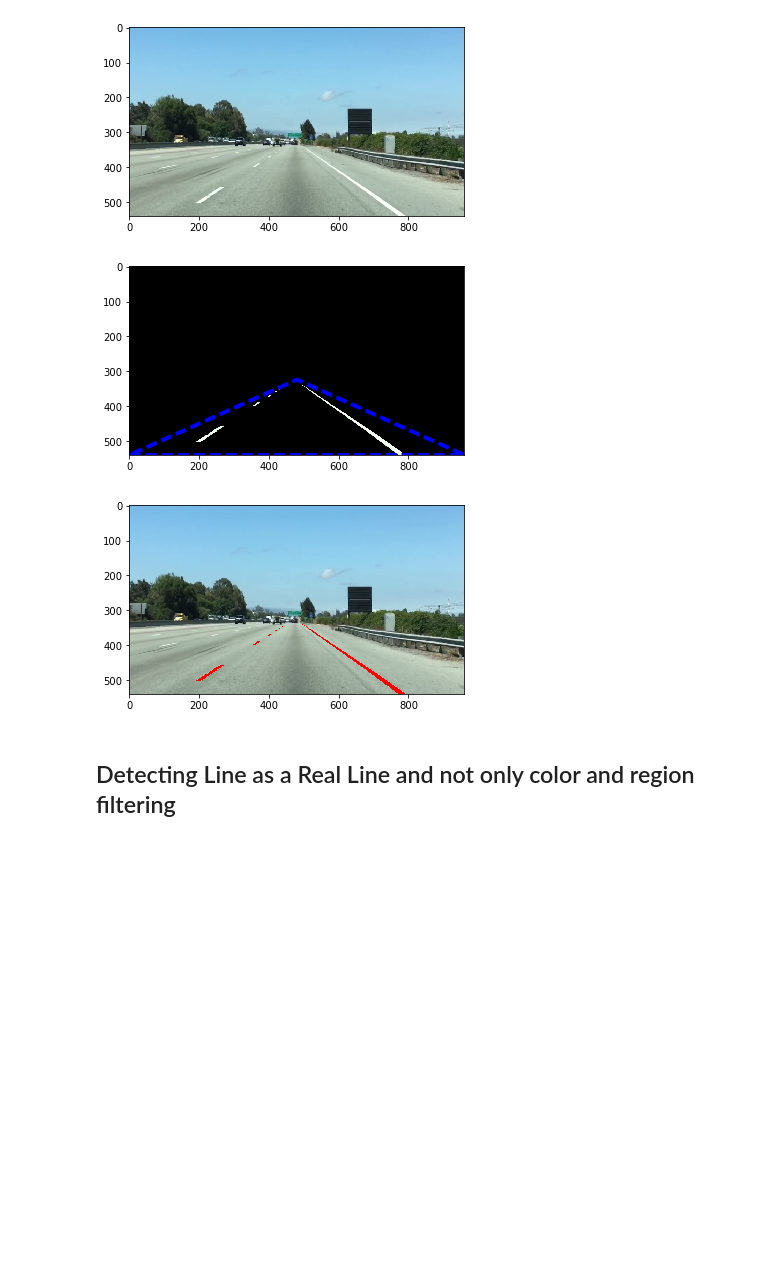
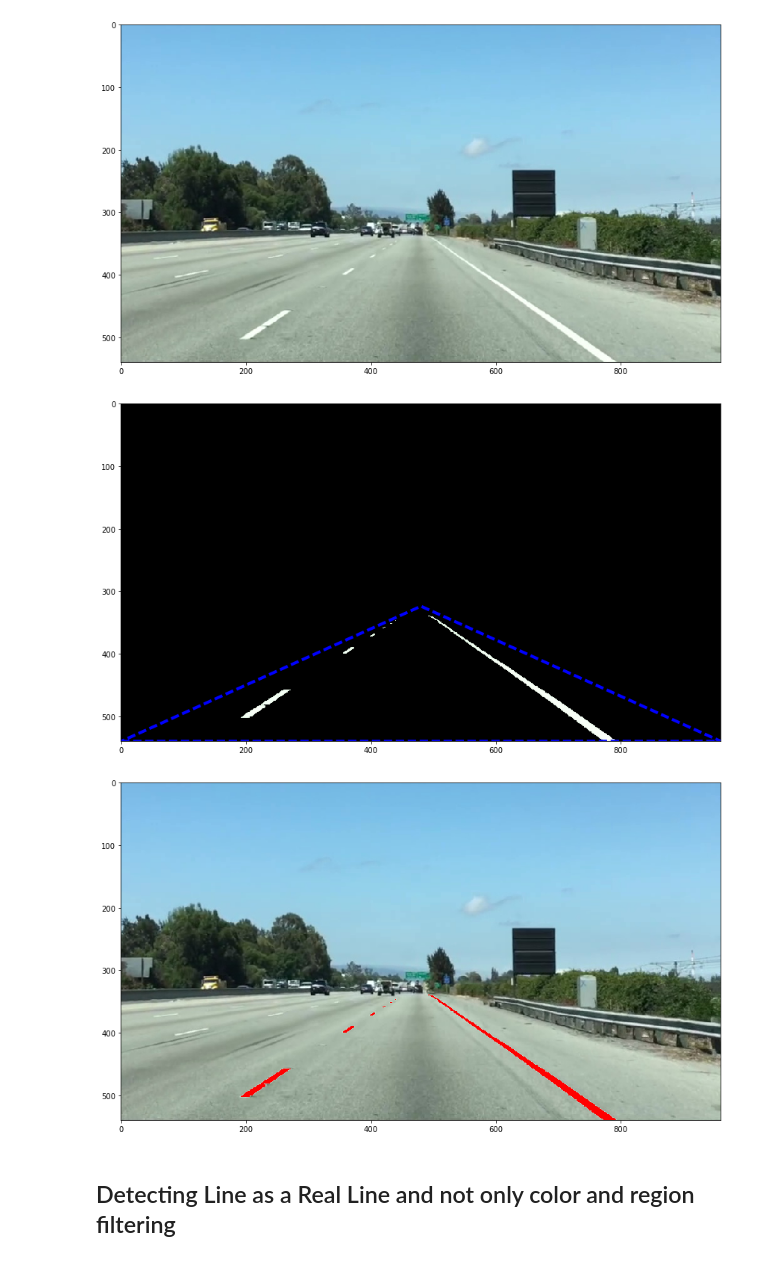
Before and after one commit to yosoufe/SDC_flow, a Jupyter notebook: Lane Detection.ipynb, the cells around one changed output. Saved outputs shown, nothing was run; the diff lists cells and outputs as text; code cells hidden in the pictures; blank space fills up the shorter version.

```diff
--- a/Lane Detection.ipynb
+++ b/Lane Detection.ipynb
@@ -27,6 +28,8 @@ import matplotlib.pyplot as plt
 import matplotlib.image as mpimg
 import numpy as np
 import cv2
+image_width = 16*0.9
+image_heigth = 12*0.9 # (image_width,image_heigth)
 # %%
 # color selection
 
@@ -101,38 +105,39 @@ apex = [xsize/2, 6*ysize/10]
 # np.polyfit returns the coefficients [A, B] of the fit
 fit_left = np.polyfit((left_bottom[0], apex[0]), (left_bottom[1], apex[1]), 1)
 fit_right = np.polyfit((right_bottom[0], apex[0]), (right_bottom[1], apex[1]), 1)
 fit_bottom = np.polyfit((left_bottom[0], right_bottom[0]), (left_bottom[1], right_bottom[1]), 1)
 
 # Mask pixels below the threshold
 color_thresholds = (image[:,:,0] < rgb_threshold[0]) | \
                     (image[:,:,1] < rgb_threshold[1]) | \
                     (image[:,:,2] < rgb_threshold[2])
 
 # Find the region inside the lines
 XX, YY = np.meshgrid(np.arange(0, xsize), np.arange(0, ysize))
 region_thresholds = (YY > (XX*fit_left[0] + fit_left[1])) & \
                     (YY > (XX*fit_right[0] + fit_right[1])) & \
                     (YY < (XX*fit_bottom[0] + fit_bottom[1]))
 
 # Mask color and region selection
 color_select[color_thresholds | ~region_thresholds] = [0, 0, 0]
 # Color pixels red where both color and region selections met
 line_image[~color_thresholds & region_thresholds] = [255, 0, 0]
 
 # Display the image and show region and color selections
+plt.figure(figsize=(image_width,image_heigth))
 plt.imshow(image)
-plt.figure()
+plt.figure(figsize=(image_width,image_heigth))
 x = [left_bottom[0], right_bottom[0], apex[0], left_bottom[0]]
 y = [left_bottom[1], right_bottom[1], apex[1], left_bottom[1]]
 plt.plot(x, y, 'b--', lw=4)
 plt.imshow(color_select)
-plt.figure()
+plt.figure(figsize=(image_width,image_heigth))
 plt.imshow(line_image)
 plt.show()
 # %% [output]
-[figure, old version]
+[figure, new version]
-[figure, old version]
+[figure, new version]
-[figure, old version]
+[figure, new version]
 # %% [markdown]
 ## Detecting Line as a Real Line and not only color and region filtering
 # %%
```
Also changed, not shown: parts of 8 cells of this notebook.
